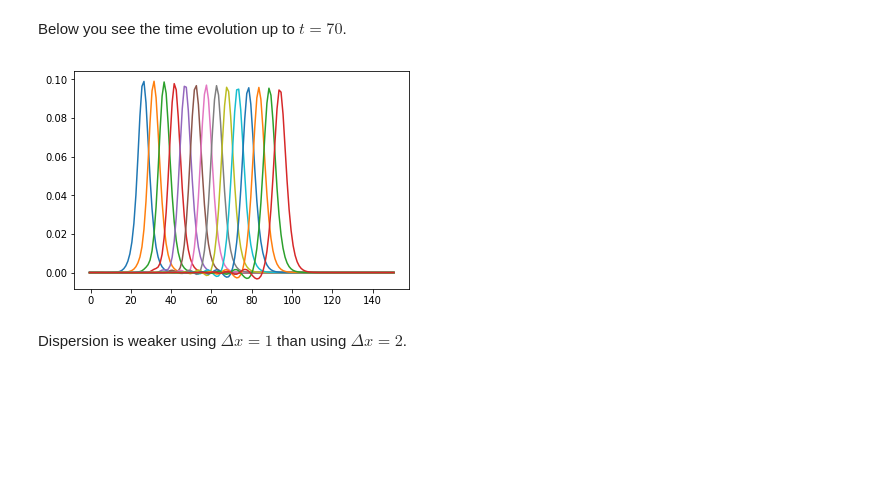
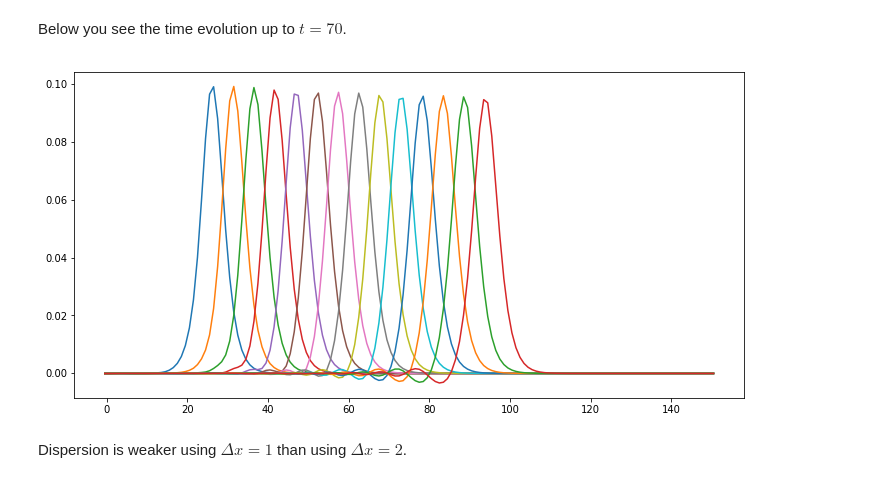
Before and after one commit to Reyna-RT/MEK9320, a Jupyter notebook: Second Assignment results.ipynb, the cells around one changed output. Drawn from its saved outputs; the diff is of its cells as text; code cells hidden in the pictures; blank space fills up the shorter version.

```diff
--- a/Second Assignment results.ipynb
+++ b/Second Assignment results.ipynb
@@ -91,12 +97,14 @@ plt.plot(a[0],a[1])
 # %% [markdown]
 Below you see the time evolution up to $t = 70$.
 # %%
+fig = plt.figure(figsize=(12, 6))
+ax = fig.add_subplot(1, 1,1)
 for i in np.arange(6,72,5):
     num = str(i)
     a = np.loadtxt('flat_results/flat1/eta'+num,unpack=True)
     plt.plot(a[0], a[1])
 # %% [output]
-[figure, old version]
+[figure, new version]
 # %% [markdown]
 Dispersion is weaker using $\Delta x = 1$ than using $\Delta x = 2$.
 # %% [markdown]
```
Also changed, not shown: parts of 50 cells of this notebook.
